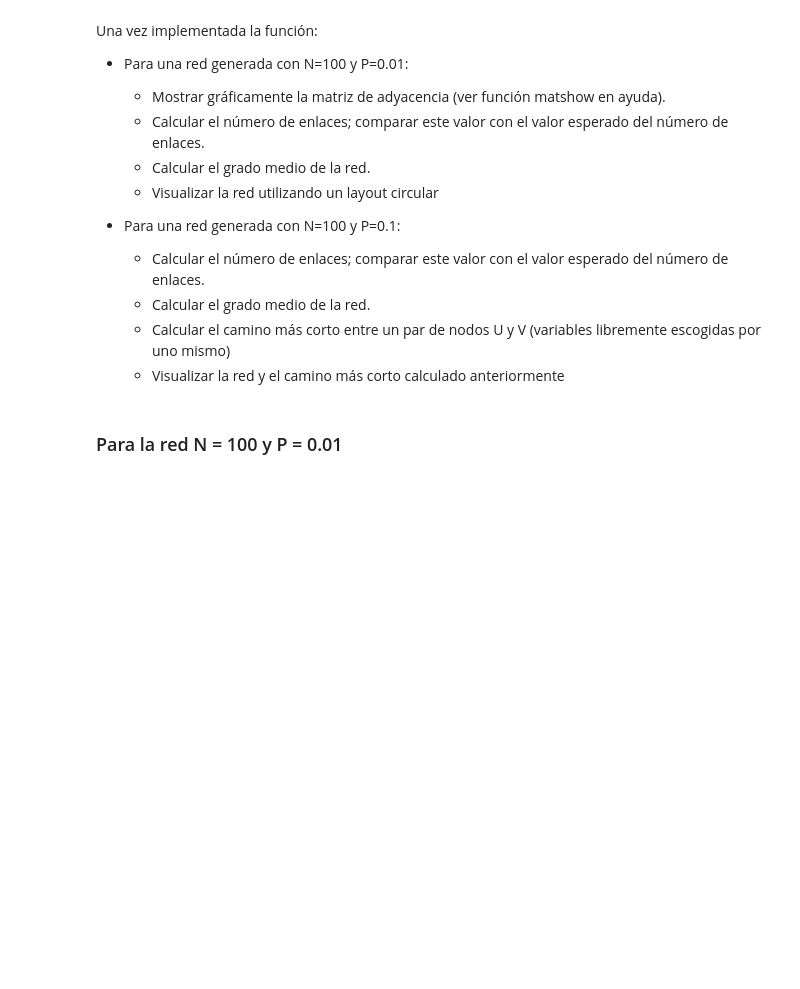
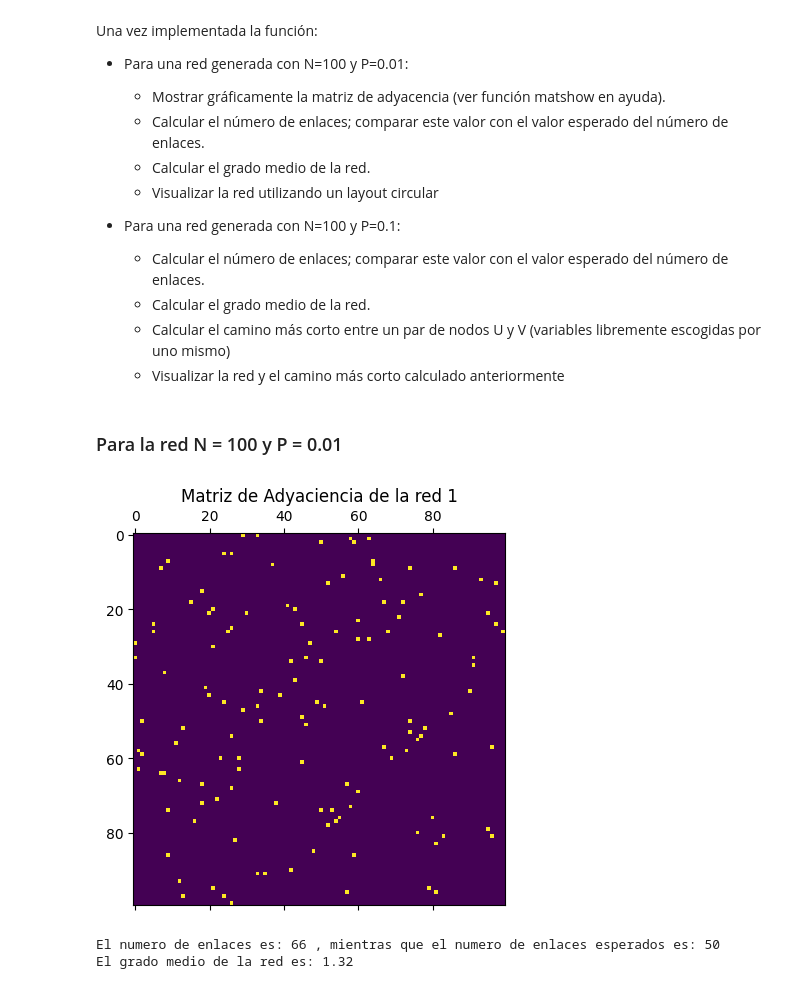
Before and after one commit to CristianFernandezM/NuevasTecnologias, a Jupyter notebook: Practica3.ipynb, the cells around one changed output. Saved outputs shown, nothing was run; the diff lists cells and outputs as text; code cells hidden in the pictures; blank space fills up the shorter version.

```diff
--- a/Practica3.ipynb
+++ b/Practica3.ipynb
@@ -50,3 +50,31 @@ def net_generator(N,P):
     return G
 # %% [markdown]
 ### Para la red N = 100 y P = 0.01
+# %%
+#Generamos la red
+red1 = net_generator(100,0.01)
+
+#Mostramos matriz de adyacencia
+matriz_adyacencia = nx.adjacency_matrix(red1)
+plt.matshow(matriz_adyacencia.todense())
+plt.title("Matriz de Adyaciencia de la red 1")
+plt.show()
+# %% [output]
+[figure, added]
+# %%
+#Calculamos el numero de enlaces y comparamos con el esperado
+n_enlaces = red1.number_of_edges()
+
+#Enlaces esperados -> N(N-1)/2 * P
+enlaces_esperados = 0.5 * 100 * (100-1) * 0.01
+enlaces_esperados = round(enlaces_esperados)
+
+#Calculamos el grado medio de la red
+grado_medio = np.mean([val for (node,val) in red1.degree()])
+
+#Mostramos todo para comparar
+print("El numero de enlaces es:", n_enlaces, ", mientras que el numero de enlaces esperados es:",enlaces_esperados)
+print("El grado medio de la red es:", grado_medio)
+# %% [output]
+El numero de enlaces es: 66 , mientras que el numero de enlaces esperados es: 50
+El grado medio de la red es: 1.32
```
Also changed, not shown: parts of 1 cell of this notebook.
